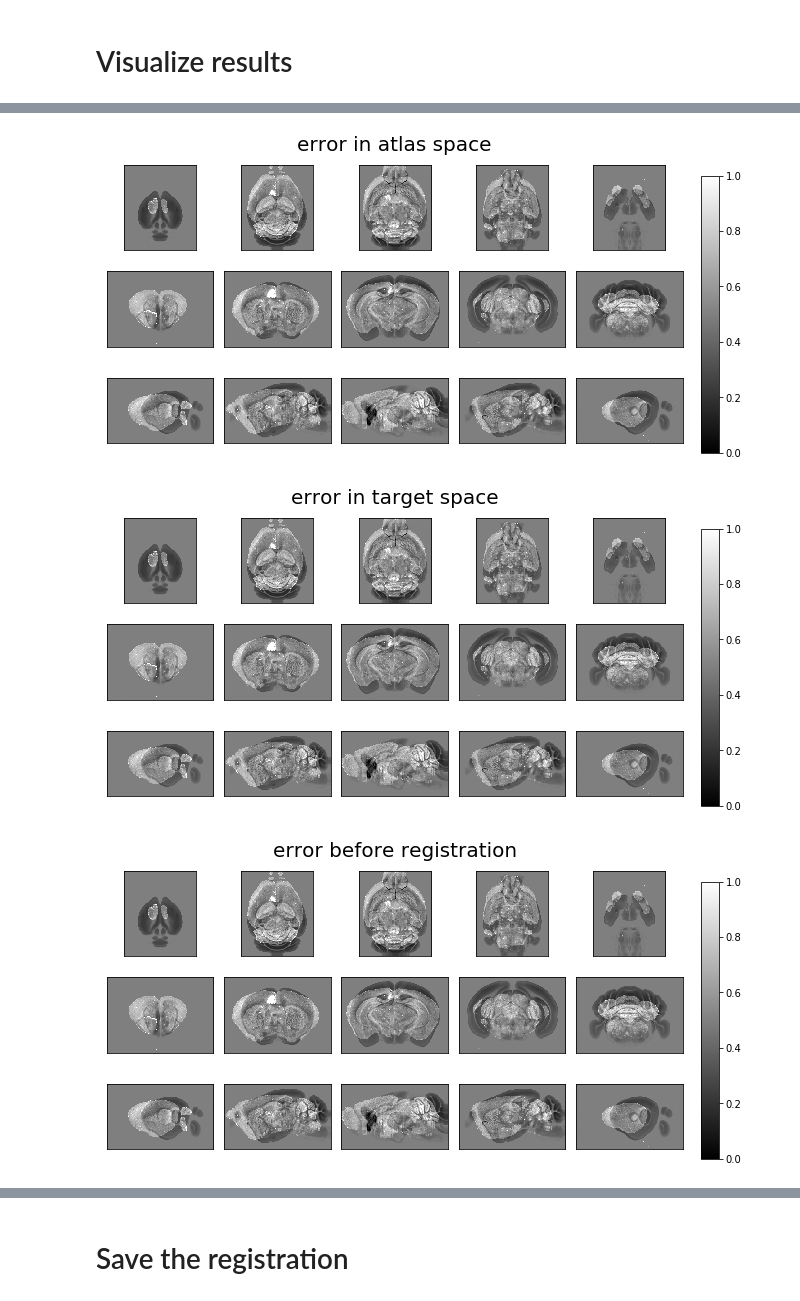
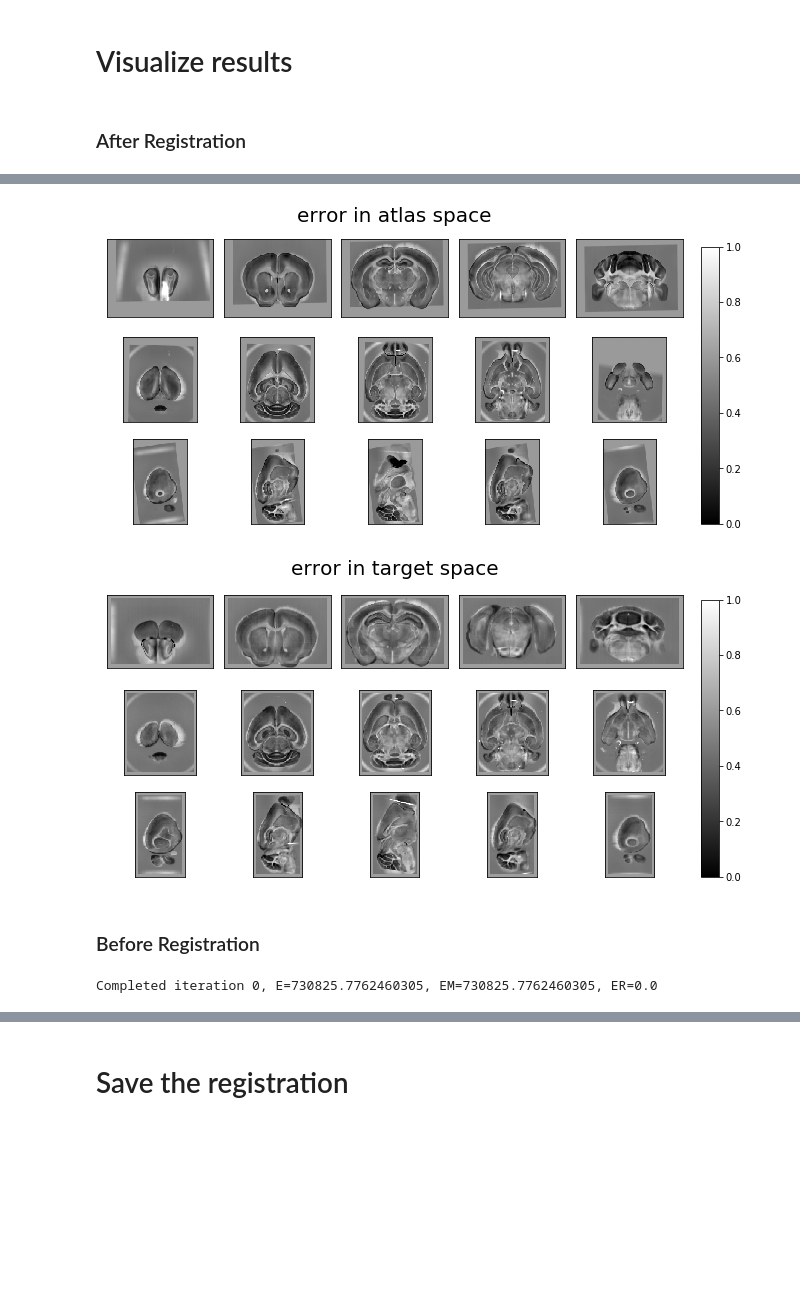
Before and after one commit to neurodata/ardent, a Jupyter notebook: demo/demo.ipynb, the cells around one changed output, grey strips where cells are left out. Cells and saved outputs as stored; diff of their text form; code cells hidden in the pictures; blank space fills up the shorter version.

```diff
--- a/demo/demo.ipynb
+++ b/demo/demo.ipynb
@@ -87,7 +37,7 @@ Note: in this demo we use the Allen mouse brain atlas for the template, and thus
 
 directory_path = './demo_data/'
 atlas_image_file_name = 'average_template_100.nrrd'
-target_image_file_name = 'thy1eyfp_preprocessed_50um_float32.tif' # old local demo target: '180517_Downsample.img'
+target_image_file_name = 'thy1eyfp_preprocessed_100um.vtk'
 
 atlas_file_name = directory_path + atlas_image_file_name
 target_file_name = directory_path + target_image_file_name
@@ -194,7 +124,6 @@ ardent.heatslices(reoriented_target, title='reoriented target', limit_mode='stde
 # %%
 #%% Use reoriented target.
 # Once we've finished orienting target, we use the result as target.
-# A copy is taken to get a real array rather than a view.
-target = reoriented_target.copy()
+target = reoriented_target
 # %% [markdown]
 # Perform registration
@@ -234,5 +159,13 @@ iter: 4, E= 16500914.000, ER= 0.000, EM= 16500914.000, epd= 0.100, time= 2.62.
 # %% [markdown]
 # Apply transformation
+# %%
+#%% Make an output directory. Feel free to choose a different location for your outputs.
+from pathlib import Path
+
+output_directory_path = './demo_outputs/'
+
+output_directory_Path = Path(output_directory_path).expanduser().resolve()
+output_directory_Path.mkdir(exist_ok=True)
 # %%
 #%% Apply the transformation.
 # The transformation is the result of the registration, and it can be applied to arbitrary images,
@@ -241,20 +174,21 @@ iter: 4, E= 16500914.000, ER= 0.000, EM= 16500914.000, epd= 0.100, time= 2.62.
 # making them match up with each other.
 # i.e. deformed_target should resemble atlas, and deformed_atlas should resemble target.
 
-directory_path = "/home/dcrowley/image_lddmm_tensorflow/"
-output_directory_path = directory_path + "demo_outputs/"
 deformed_atlas_file_name = output_directory_path + 'deformed_atlas'
 deformed_target_file_name = output_directory_path + 'deformed_target'
 
 deformed_atlas = transform.apply_transform(subject=atlas, deform_to='target', save_path=deformed_atlas_file_name)
-deformed_target = transform.apply_transform(subject=target, deform_to='template', save_path=None)
+deformed_target = transform.apply_transform(subject=target, deform_to='template')
 
 ardent.save(deformed_target, deformed_target_file_name)
 
 # Note: deformed_atlas is saved in the apply_transform call by providing a path for save_path.
 # Note: deformed_target is saved after-the-fact with ardent.save(data, file_path).
+# They can be read in with ardent.load('deformed_atlas') and ardent.load('deformed_target')
 # %% [markdown]
 # Visualize results
+# %% [markdown]
+### After Registration
 # %%
 #%% Visualize results.
 
@@ -264,15 +198,4 @@ ardent.heatslices(deformed_target, title='deformed_target', limit_mode='stdev')
 # To simply visualize error we plot the difference between images.
 ardent.heatslices(deformed_target - atlas, title='error in atlas space', limit_mode='stdev')
 ardent.heatslices(target - deformed_atlas, title='error in target space', limit_mode='stdev')
-ardent.heatslices(target - atlas, title='error before registration', limit_mode='stdev')
-
-
-
-del transform
-transform = ardent.Transform()
-transform.register(template=atlas, target=target, eV=0, sigmaR=0, naffine=0, niter=1, eT=0, eL=0)
-atlas_in_target = transform.apply_transform(subject=atlas, deform_to='target')
-target_in_atlas = transform.apply_transform(subject=target, deform_to='template')
-ardent.heatslices(target - atlas_in_target, title='error before registration in target space', limit_mode='stdev')
-ardent.heatslices(target_in_atlas - atlas, title='error before registration in atlas space', limit_mode='stdev')
 # %% [output]
@@ -281,4 +204,19 @@ ardent.heatslices(target_in_atlas - atlas, title='error before registration in a
-[figure, old version]
+[figure, new version]
-[figure, old version]
+[figure, new version]
-[figure, removed]
+# %% [markdown]
+### Before Registration
+# %%
+# To visualize the error before registration we must first put the atlas and the target in the same space.
+# That is, we must make the atlas the same shape as the target or vice versa.
+
+torch.cuda.empty_cache()
+# Note: it is not necessary to create a new Transform object, but we are doing so here
+# to preserve the state of transform for the demonstration of Transform.save and Transform.load below.
+identity_transform = ardent.Transform()
+identity_transform.register(template=atlas, target=target, preset='identity')
+
+atlas_in_target = identity_transform.apply_transform(subject=atlas, deform_to='target')
+target_in_atlas = identity_transform.apply_transform(subject=target, deform_to='template')
+# %% [output]
+Completed iteration 0, E=730825.7762460305, EM=730825.7762460305, ER=0.0
 # %%
```
Also changed, not shown: parts of 23 cells of this notebook, 2 other files.
